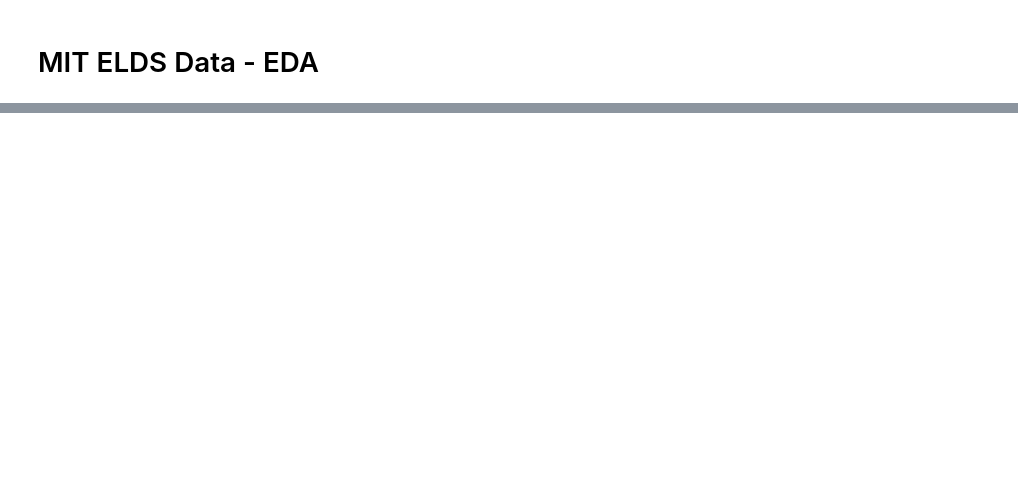
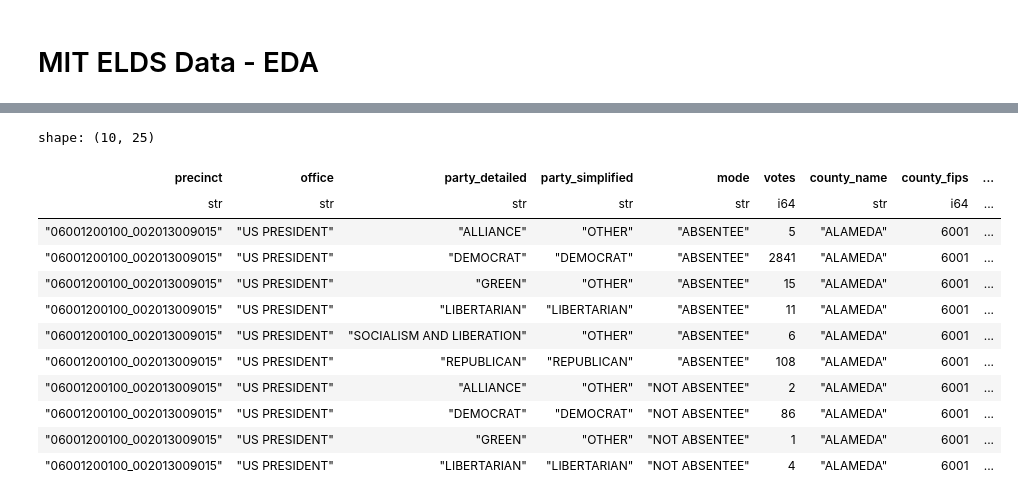
Before and after one commit to pixel-process-dev/decision-desk, a Jupyter notebook: notebooks/ELDS-EDA.ipynb, the cells around one changed output, grey strips where cells are left out. Cells and saved outputs as stored; diff of their text form; code cells hidden in the pictures; blank space fills up the shorter version.

```diff
--- a/notebooks/ELDS-EDA.ipynb
+++ b/notebooks/ELDS-EDA.ipynb
@@ -42,3 +46,21 @@ shape: (5, 24)
+# %%
+# Allow scroll window to see full df
+with pl.Config(tbl_rows=-1, tbl_width_chars=1000):
+    display(df.head(10))
+# %% [output]
+shape: (10, 25)
+| precinct | office | party_detailed | party_simplified | mode | votes | county_name | county_fips | ... |
+| str | str | str | str | str | i64 | str | i64 | ... |
+| "06001200100_002013009015" | "US PRESIDENT" | "ALLIANCE" | "OTHER" | "ABSENTEE" | 5 | "ALAMEDA" | 6001 | ... |
+| "06001200100_002013009015" | "US PRESIDENT" | "DEMOCRAT" | "DEMOCRAT" | "ABSENTEE" | 2841 | "ALAMEDA" | 6001 | ... |
+| "06001200100_002013009015" | "US PRESIDENT" | "GREEN" | "OTHER" | "ABSENTEE" | 15 | "ALAMEDA" | 6001 | ... |
+| "06001200100_002013009015" | "US PRESIDENT" | "LIBERTARIAN" | "LIBERTARIAN" | "ABSENTEE" | 11 | "ALAMEDA" | 6001 | ... |
+| "06001200100_002013009015" | "US PRESIDENT" | "SOCIALISM AND LIBERATION" | "OTHER" | "ABSENTEE" | 6 | "ALAMEDA" | 6001 | ... |
+| "06001200100_002013009015" | "US PRESIDENT" | "REPUBLICAN" | "REPUBLICAN" | "ABSENTEE" | 108 | "ALAMEDA" | 6001 | ... |
+| "06001200100_002013009015" | "US PRESIDENT" | "ALLIANCE" | "OTHER" | "NOT ABSENTEE" | 2 | "ALAMEDA" | 6001 | ... |
+| "06001200100_002013009015" | "US PRESIDENT" | "DEMOCRAT" | "DEMOCRAT" | "NOT ABSENTEE" | 86 | "ALAMEDA" | 6001 | ... |
+| "06001200100_002013009015" | "US PRESIDENT" | "GREEN" | "OTHER" | "NOT ABSENTEE" | 1 | "ALAMEDA" | 6001 | ... |
+| "06001200100_002013009015" | "US PRESIDENT" | "LIBERTARIAN" | "LIBERTARIAN" | "NOT ABSENTEE" | 4 | "ALAMEDA" | 6001 | ... |
 # %%
 print("\nSummary Statistics:")
 print(df.describe())  # Computes mean, std, min, max, quantiles, etc.
```
Also changed, not shown: parts of 19 cells of this notebook, 1 other file.
